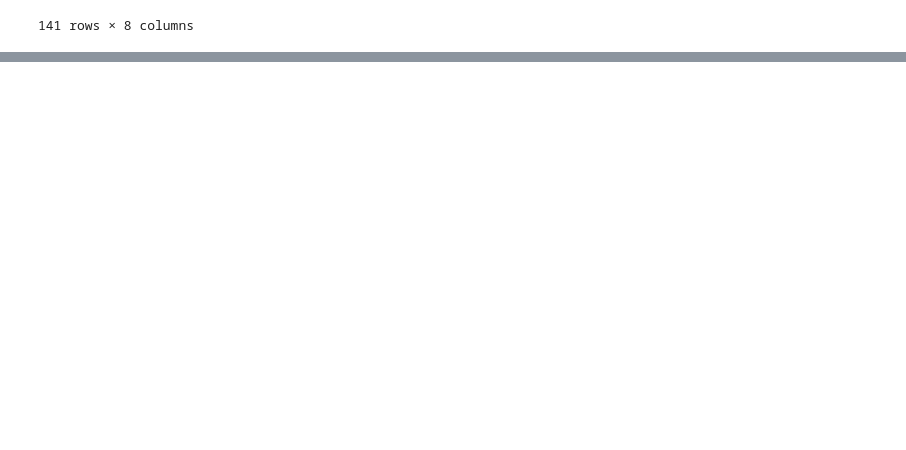
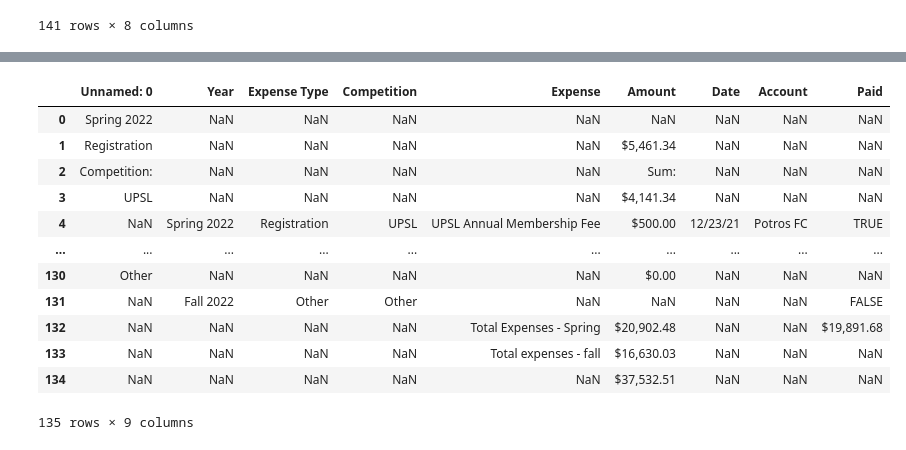
Before and after one commit to atlanteuranga/Potros-FC-Data-Analysis, a Jupyter notebook: Potros-Data-Cleaning.ipynb, the cells around one changed output, grey strips where cells are left out. Saved outputs shown, nothing was run; the diff lists cells and outputs as text; code cells hidden in the pictures; blank space fills up the shorter version.

```diff
--- a/Potros-Data-Cleaning.ipynb
+++ b/Potros-Data-Cleaning.ipynb
@@ -209,0 +193,6 @@ competitions.to_csv('competitions.csv', index = False)
+# %%
+income_path = 'resources/2022 Potros Finances/Balance Sheet - 2022-Income.csv'
+expenses_path = 'resources/2022 Potros Finances/Balance Sheet - 2022-Expenses.csv'
+# %%
+income = pd.read_csv(income_path)
+expenses = pd.read_csv(expenses_path)
@@ -209,0 +215,16 @@ competitions.to_csv('competitions.csv', index = False)
+# %%
+expenses
+# %% [output]
+|  | Unnamed: 0 | Year | Expense Type | Competition | Expense | Amount | Date | Account | Paid |
+| 0 | Spring 2022 | NaN | NaN | NaN | NaN | NaN | NaN | NaN | NaN |
+| 1 | Registration | NaN | NaN | NaN | NaN | $5,461.34 | NaN | NaN | NaN |
+| 2 | Competition: | NaN | NaN | NaN | NaN | Sum: | NaN | NaN | NaN |
+| 3 | UPSL | NaN | NaN | NaN | NaN | $4,141.34 | NaN | NaN | NaN |
+| 4 | NaN | Spring 2022 | Registration | UPSL | UPSL Annual Membership Fee | $500.00 | 12/23/21 | Potros FC | TRUE |
+| ... | ... | ... | ... | ... | ... | ... | ... | ... | ... |
+| 130 | Other | NaN | NaN | NaN | NaN | $0.00 | NaN | NaN | NaN |
+| 131 | NaN | Fall 2022 | Other | Other | NaN | NaN | NaN | NaN | FALSE |
+| 132 | NaN | NaN | NaN | NaN | Total Expenses - Spring | $20,902.48 | NaN | NaN | $19,891.68 |
+| 133 | NaN | NaN | NaN | NaN | Total expenses - fall | $16,630.03 | NaN | NaN | NaN |
+| 134 | NaN | NaN | NaN | NaN | NaN | $37,532.51 | NaN | NaN | NaN |
+135 rows × 9 columns
```
Also changed, not shown: parts of 9 cells of this notebook, 7 other files.
